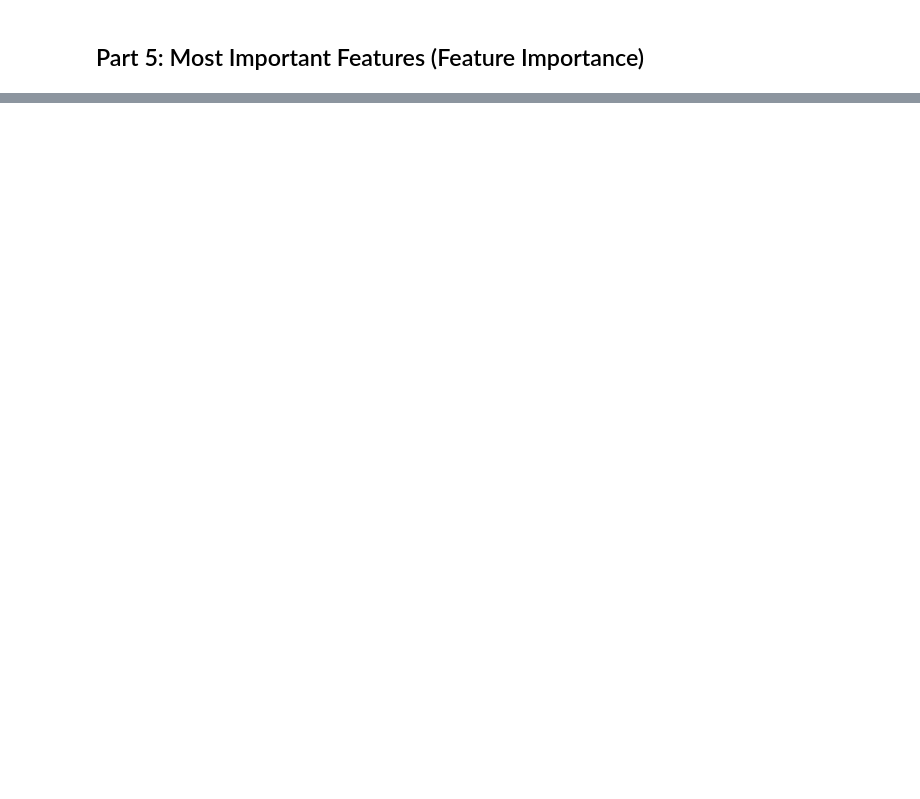
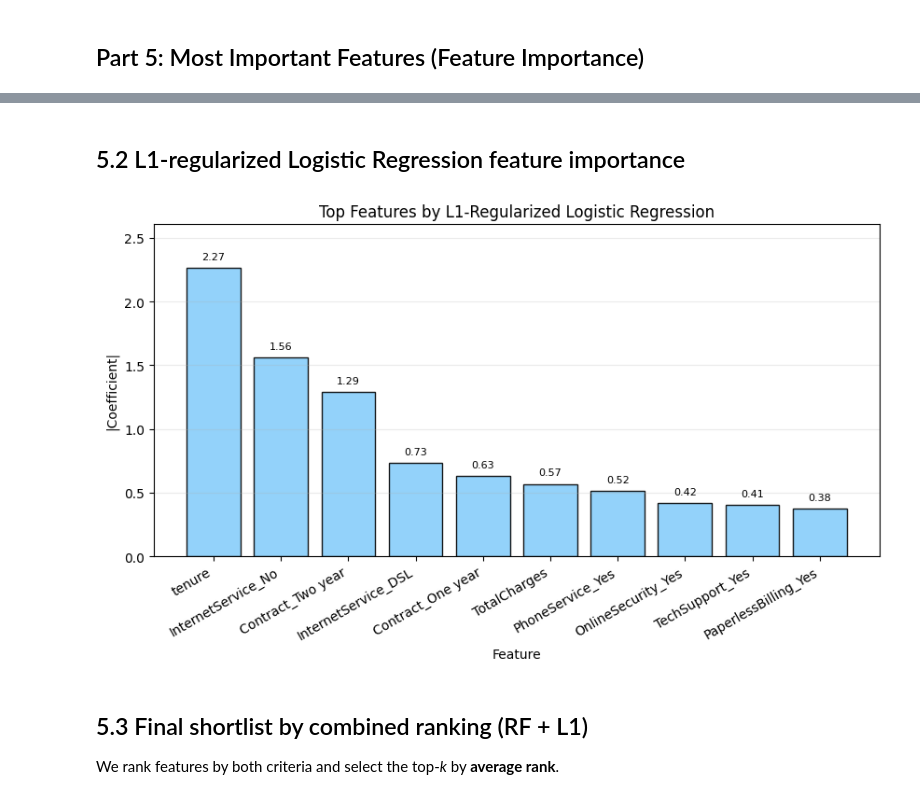
Before and after one commit to carloscastro4172/Machine-Learning, a Jupyter notebook: Mid_Machine/pipeline/pipeline_telco_churn.ipynb, the cells around one changed output, grey strips where cells are left out. Cells and saved outputs as stored; diff of their text form; code cells hidden in the pictures; blank space fills up the shorter version.

```diff
--- a/Mid_Machine/pipeline/pipeline_telco_churn.ipynb
+++ b/Mid_Machine/pipeline/pipeline_telco_churn.ipynb
@@ -1278,0 +1365,44 @@ weighted avg      0.790     0.801     0.792      1409
+# %% [markdown]
+## 5.2 L1-regularized Logistic Regression feature importance
+# %%
+# L1-based importance via absolute coefficients
+l1_clf = LogisticRegression(
+    penalty="l1",
+    solver="liblinear",
+    C=1.0,
+    max_iter=5000,
+    random_state=42
+)
+l1_clf.fit(X_train_prep, y_train)
+
+# Absolute coefficient magnitudes mapped to features
+coef_abs = np.abs(l1_clf.coef_[0])
+l1_importance = pd.Series(coef_abs, index=X_train_prep.columns)
+
+l1_top_k = 10
+l1_top = (l1_importance
+          .sort_values(ascending=False)
+          .head(l1_top_k)
+          .reset_index()
+          .rename(columns={"index":"Feature", 0:"CoefAbs"}))
+
+# Plot: L1 (absolute coefficients)
+plt.figure(figsize=(8.6, 5.2))
+plt.bar(l1_top["Feature"], l1_top[0] if 0 in l1_top.columns else l1_top["CoefAbs"],
+        color="#87CEFA", edgecolor="black", alpha=0.9)
+plt.title("Top Features by L1-Regularized Logistic Regression")
+plt.xlabel("Feature")
+plt.ylabel("|Coefficient|")
+plt.xticks(rotation=30, ha="right")
+ymax = (l1_top[0] if 0 in l1_top.columns else l1_top["CoefAbs"]).max() * 1.15
+plt.ylim(0, ymax)
+for x, v in enumerate(l1_top[0] if 0 in l1_top.columns else l1_top["CoefAbs"]):
+    plt.text(x, v + ymax*0.02, f"{v:.2f}", ha="center", va="bottom", fontsize=8)
+plt.grid(axis="y", alpha=0.25)
+plt.tight_layout()
+plt.show()
+# %% [output]
+[figure, added]
+# %% [markdown]
+## 5.3 Final shortlist by combined ranking (RF + L1)
+We rank features by both criteria and select the top-*k* by **average rank**.
```
Also changed, not shown: parts of 34 cells of this notebook.
